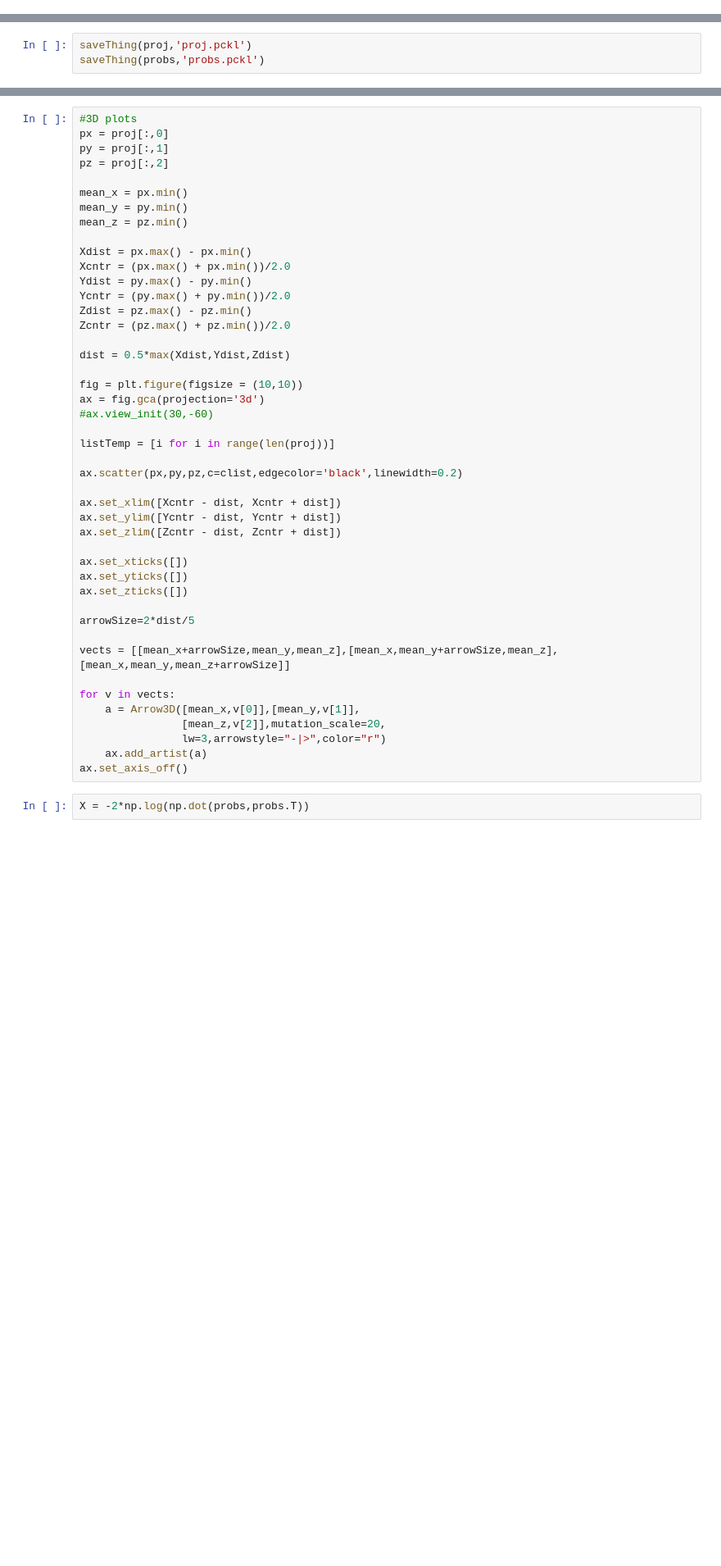
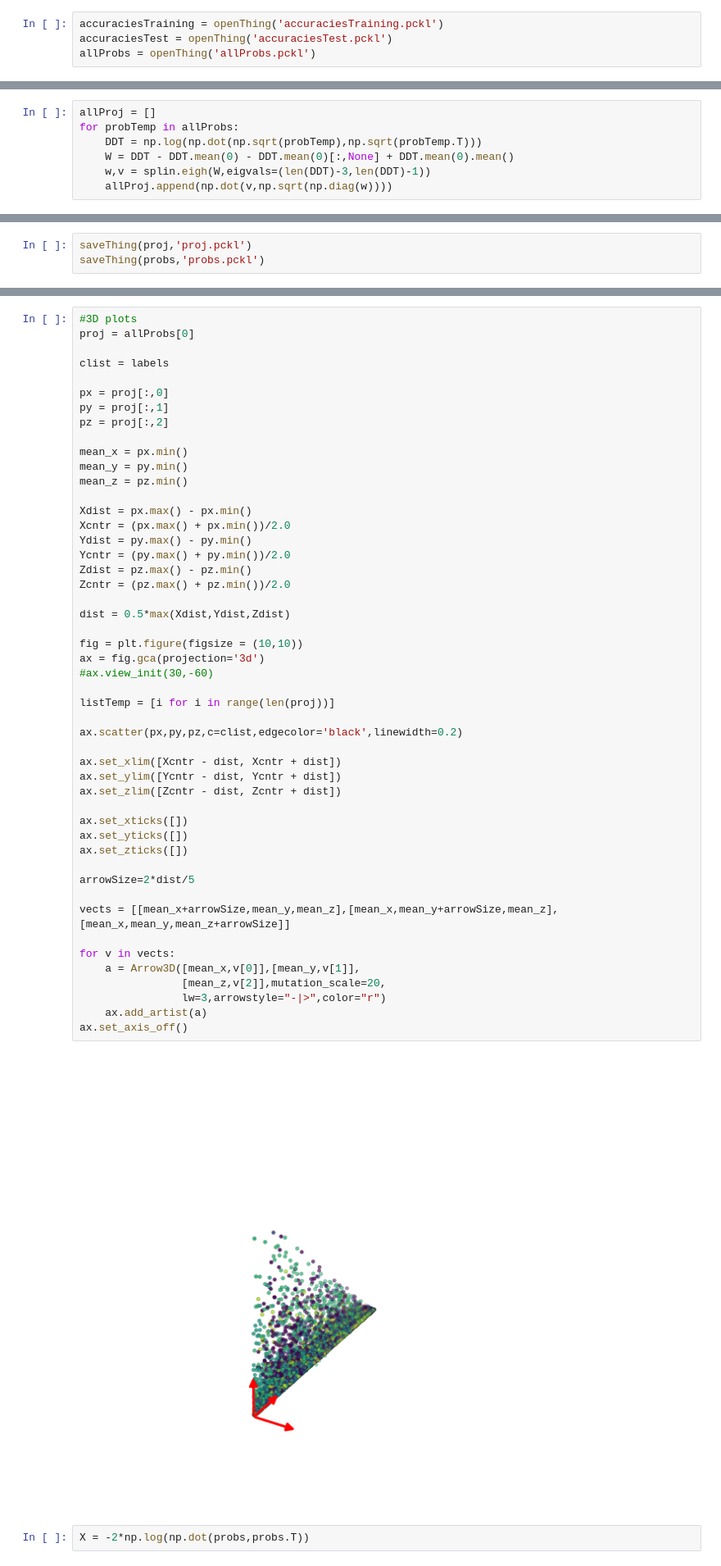
Before and after one commit to katnquinn/Playing_WithTensorFlow, a Jupyter notebook: MNIST Tensor Flow.ipynb, the cells around one changed output, grey strips where cells are left out. Shown at 82% size. Drawn from its saved outputs; the diff is of its cells as text; blank space fills up the shorter version.

```diff
--- a/MNIST Tensor Flow.ipynb
+++ b/MNIST Tensor Flow.ipynb
@@ -193,0 +174,4 @@ len(allProbs)
+# %%
+accuraciesTraining = openThing('accuraciesTraining.pckl')
+accuraciesTest = openThing('accuraciesTest.pckl')
+allProbs = openThing('allProbs.pckl')
@@ -193,0 +186,7 @@ len(allProbs)
+# %%
+allProj = []
+for probTemp in allProbs:
+    DDT = np.log(np.dot(np.sqrt(probTemp),np.sqrt(probTemp.T)))
+    W = DDT - DDT.mean(0) - DDT.mean(0)[:,None] + DDT.mean(0).mean()
+    w,v = splin.eigh(W,eigvals=(len(DDT)-3,len(DDT)-1))
+    allProj.append(np.dot(v,np.sqrt(np.diag(w))))
@@ -310,6 +385,10 @@ for label in mnist.test.labels:
 saveThing(labels,'labels.pckl')
 # %%
 #3D plots
+proj = allProbs[0]
+
+clist = labels
+
 px = proj[:,0]
 py = proj[:,1]
 pz = proj[:,2]
@@ -326,33 +405,35 @@ Zdist = pz.max() - pz.min()
 Zcntr = (pz.max() + pz.min())/2.0
 
 dist = 0.5*max(Xdist,Ydist,Zdist)
 
 fig = plt.figure(figsize = (10,10))
 ax = fig.gca(projection='3d')
 #ax.view_init(30,-60)
 
 listTemp = [i for i in range(len(proj))]
 
 ax.scatter(px,py,pz,c=clist,edgecolor='black',linewidth=0.2)
 
 ax.set_xlim([Xcntr - dist, Xcntr + dist])
 ax.set_ylim([Ycntr - dist, Ycntr + dist])
 ax.set_zlim([Zcntr - dist, Zcntr + dist])
 
 ax.set_xticks([])
 ax.set_yticks([])
 ax.set_zticks([])
 
 arrowSize=2*dist/5
 
 vects = [[mean_x+arrowSize,mean_y,mean_z],[mean_x,mean_y+arrowSize,mean_z],[mean_x,mean_y,mean_z+arrowSize]]
 
 for v in vects:
     a = Arrow3D([mean_x,v[0]],[mean_y,v[1]],
                 [mean_z,v[2]],mutation_scale=20,
                 lw=3,arrowstyle="-|>",color="r")
     ax.add_artist(a)
 ax.set_axis_off()
+# %% [output]
+[figure, added]
 # %%
 X = -2*np.log(np.dot(probs,probs.T))
 # %%
```
Also changed, not shown: parts of 11 cells of this notebook, 41 other files.
